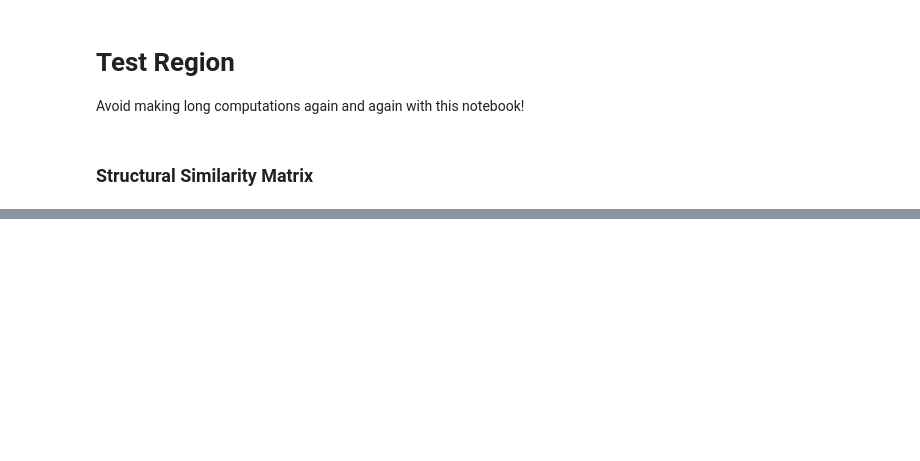
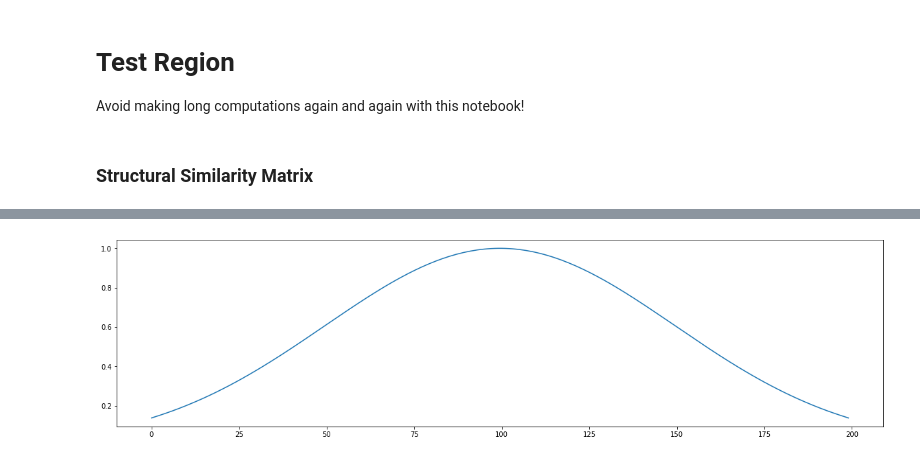
Before and after one commit to erikpiscator/song_mixing, a Jupyter notebook: code/Test region Javi.ipynb, the cells around one changed output, grey strips where cells are left out. Drawn from its saved outputs; the diff is of its cells as text; code cells hidden in the pictures; blank space fills up the shorter version.

```diff
--- a/code/Test region Javi.ipynb
+++ b/code/Test region Javi.ipynb
@@ -199,0 +216,15 @@ for i in range(length):
+# %%
+N=100
+M=ssm.shape[0]
+result = np.zeros(M)
+# %%
+u1 = scipy.signal.gaussian(2*N, std=N/2.0).reshape((-1,1))
+u2 = scipy.signal.gaussian(2*N, std=N/2.0).reshape((-1,1))
+U = np.dot(u1,np.transpose(u2))
+U[:N,N:] *= -1
+U[N:,:N] *= -1
+
+plt.plot(u1)
+plt.show()
+# %% [output]
+[figure, added]
```
Also changed, not shown: parts of 42 cells of this notebook, 8 other files.
